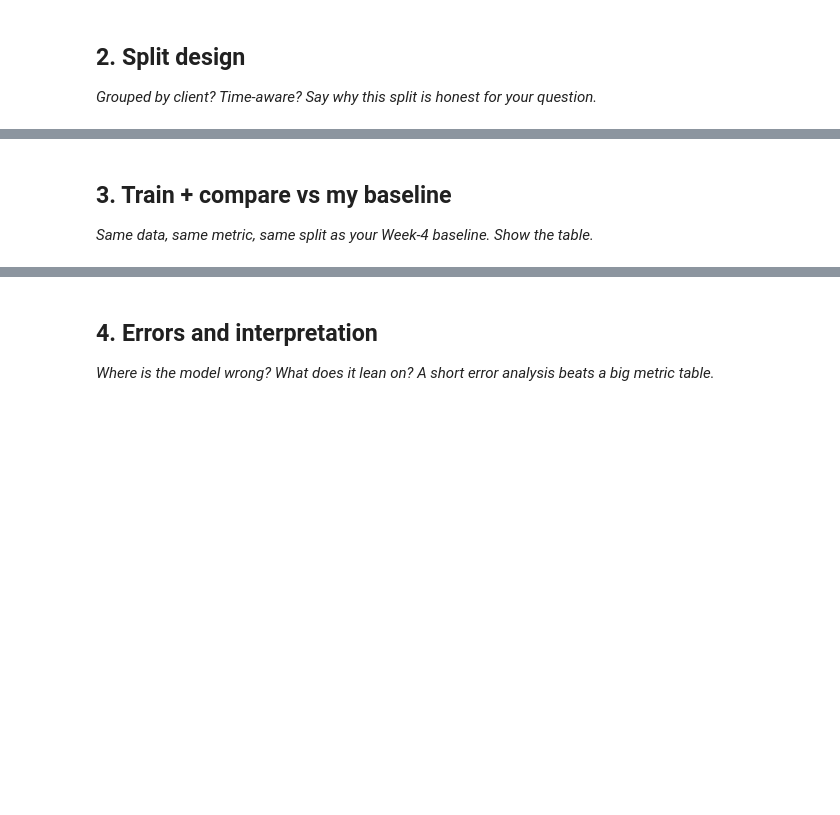
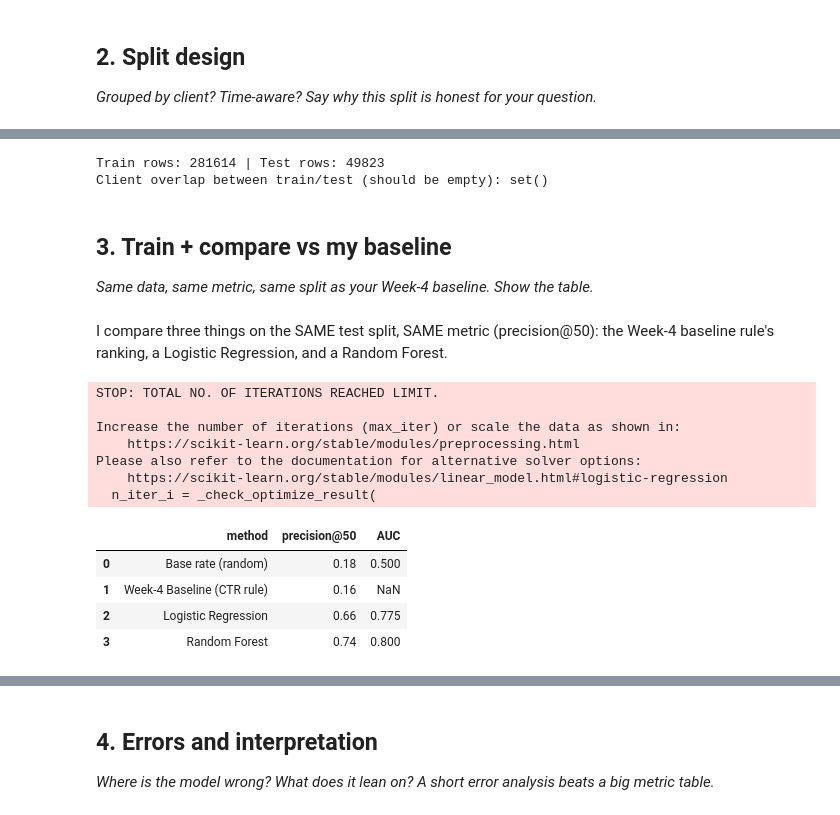
Before and after one commit to maryam12arshad17/flyrank-internship-ml, a Jupyter notebook: work/notebooks/w05_model.ipynb, the cells around one changed output, grey strips where cells are left out. Cells and saved outputs as stored; diff of their text form; code cells hidden in the pictures; blank space fills up the shorter version.

```diff
--- a/work/notebooks/w05_model.ipynb
+++ b/work/notebooks/w05_model.ipynb
@@ -23,3 +102,23 @@ This skeleton is yours to fill. Work the sections **in order** — each one has
+# %%
+from sklearn.model_selection import GroupShuffleSplit
+
+feature_cols = ["gsc_impressions_total", "gsc_clicks_total", "gsc_avg_position",
+                 "ga4_sessions_total", "ga4_pageviews_total", "ga4_engaged_sessions_total",
+                 "days_observed", "days_gsc_available", "ctr", "engagement_rate", "gsc_coverage"]
+
+gss = GroupShuffleSplit(n_splits=1, test_size=0.3, random_state=42)
+train_idx, test_idx = next(gss.split(df, groups=df["client_hash_id"]))
+
+train_df = df.iloc[train_idx].reset_index(drop=True)
+test_df = df.iloc[test_idx].reset_index(drop=True)
+
+# Confirm no client overlap
+overlap = set(train_df["client_hash_id"]) & set(test_df["client_hash_id"])
+print("Train rows:", len(train_df), "| Test rows:", len(test_df))
+print("Client overlap between train/test (should be empty):", overlap)
+# %% [output]
+Train rows: 281614 | Test rows: 49823
+Client overlap between train/test (should be empty): set()
 # %% [markdown]
 ## 3. Train + compare vs my baseline
 
@@ -29,0 +126,57 @@ This skeleton is yours to fill. Work the sections **in order** — each one has
+# %% [markdown]
+I compare three things on the SAME test split, SAME metric (precision@50): the
+Week-4 baseline rule's ranking, a Logistic Regression, and a Random Forest.
+# %%
+import numpy as np
+from sklearn.linear_model import LogisticRegression
+from sklearn.ensemble import RandomForestClassifier
+from sklearn.metrics import roc_auc_score
+
+X_train, y_train = train_df[feature_cols], train_df["is_declining"]
+X_test, y_test = test_df[feature_cols], test_df["is_declining"]
+
+def precision_at_k(scores, labels, k):
+    order = np.argsort(-np.asarray(scores))
+    return np.asarray(labels)[order[:k]].mean()
+
+# --- Baseline: reuse ML-07's rule logic on the test split ---
+test_df = test_df.copy()
+test_df["good_position"] = (test_df["gsc_avg_position"] <= 10).astype(int)
+bucket_avg_ctr = test_df.loc[test_df["good_position"] == 1, "ctr"].mean()
+test_df["baseline_score"] = ((test_df["good_position"] == 1) & (test_df["ctr"] < bucket_avg_ctr)).astype(int) * test_df["gsc_impressions_total"]
+
+baseline_p50 = precision_at_k(test_df["baseline_score"], y_test, 50)
+
+# --- Logistic Regression ---
+logreg = LogisticRegression(max_iter=2000).fit(X_train, y_train)
+logreg_scores = logreg.predict_proba(X_test)[:, 1]
+logreg_auc = roc_auc_score(y_test, logreg_scores)
+logreg_p50 = precision_at_k(logreg_scores, y_test, 50)
+
+# --- Random Forest ---
+rf = RandomForestClassifier(n_estimators=200, max_depth=6, random_state=42).fit(X_train, y_train)
+rf_scores = rf.predict_proba(X_test)[:, 1]
+rf_auc = roc_auc_score(y_test, rf_scores)
+rf_p50 = precision_at_k(rf_scores, y_test, 50)
+
+base_rate = y_test.mean()
+
+comparison = pd.DataFrame({
+    "method": ["Base rate (random)", "Week-4 Baseline (CTR rule)", "Logistic Regression", "Random Forest"],
+    "precision@50": [round(base_rate, 3), round(baseline_p50, 3), round(logreg_p50, 3), round(rf_p50, 3)],
+    "AUC": [0.5, None, round(logreg_auc, 3), round(rf_auc, 3)]
+})
+comparison
+# %% [output]
+STOP: TOTAL NO. OF ITERATIONS REACHED LIMIT.
+
+Increase the number of iterations (max_iter) or scale the data as shown in:
+    https://scikit-learn.org/stable/modules/preprocessing.html
+Please also refer to the documentation for alternative solver options:
+    https://scikit-learn.org/stable/modules/linear_model.html#logistic-regression
+  n_iter_i = _check_optimize_result(
+|  | method | precision@50 | AUC |
+| 0 | Base rate (random) | 0.18 | 0.500 |
+| 1 | Week-4 Baseline (CTR rule) | 0.16 | NaN |
+| 2 | Logistic Regression | 0.66 | 0.775 |
+| 3 | Random Forest | 0.74 | 0.800 |
```
Also changed, not shown: parts of 14 cells of this notebook.
